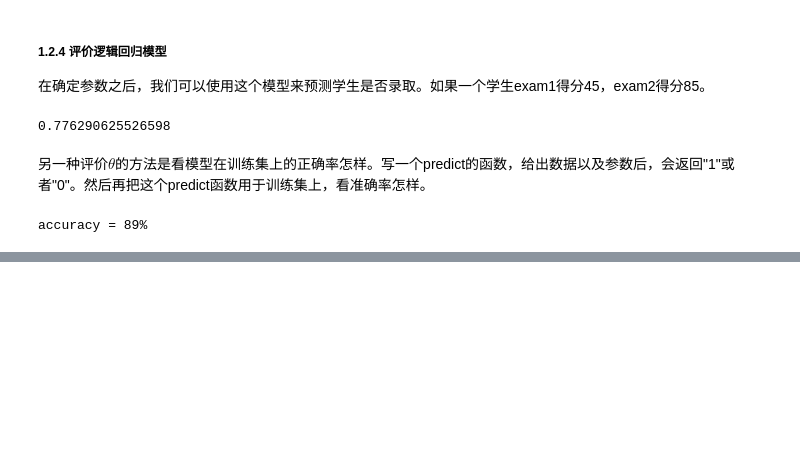
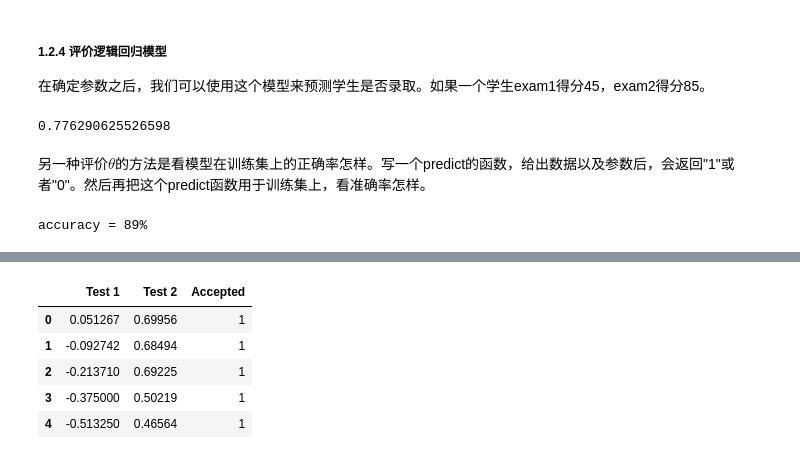
Before and after one commit to FCBleomessi10/NG-MachineLearning-python, a Jupyter notebook: 逻辑回归、正则化/逻辑回归、正则化.ipynb, the cells around one changed output, grey strips where cells are left out. Drawn from its saved outputs; the diff is of its cells as text; code cells hidden in the pictures; blank space fills up the shorter version.

```diff
--- a/逻辑回归、正则化/逻辑回归、正则化.ipynb
+++ b/逻辑回归、正则化/逻辑回归、正则化.ipynb
@@ -178,0 +187,11 @@ accuracy = 89%
+# %%
+path = 'ex2data2.txt'
+data_init = pd.read_csv(path, header=None, names=['Test 1', 'Test 2', 'Accepted'])
+data_init.head()
+# %% [output]
+|  | Test 1 | Test 2 | Accepted |
+| 0 | 0.051267 | 0.69956 | 1 |
+| 1 | -0.092742 | 0.68494 | 1 |
+| 2 | -0.213710 | 0.69225 | 1 |
+| 3 | -0.375000 | 0.50219 | 1 |
+| 4 | -0.513250 | 0.46564 | 1 |
```
Also changed, not shown: parts of 6 cells of this notebook.
